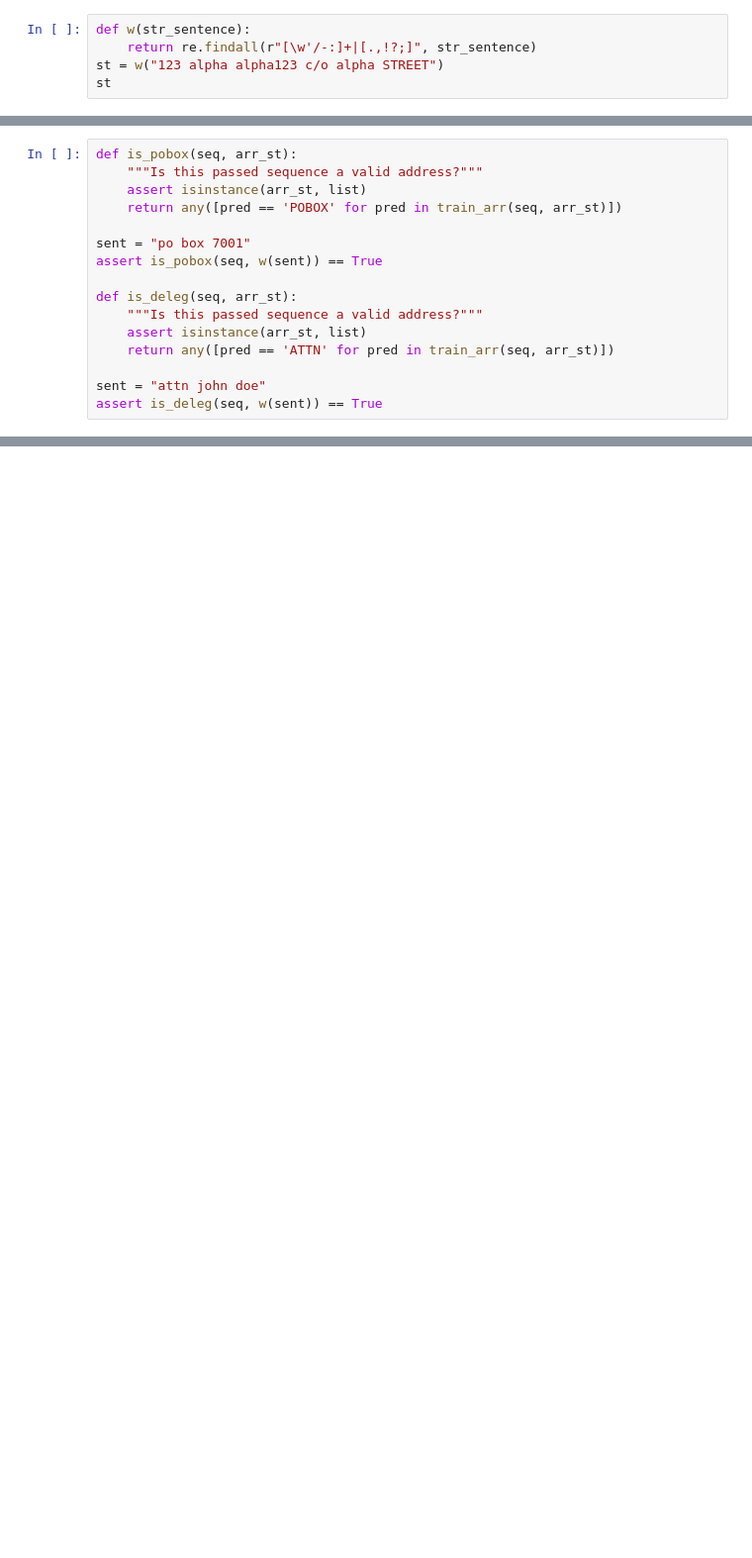
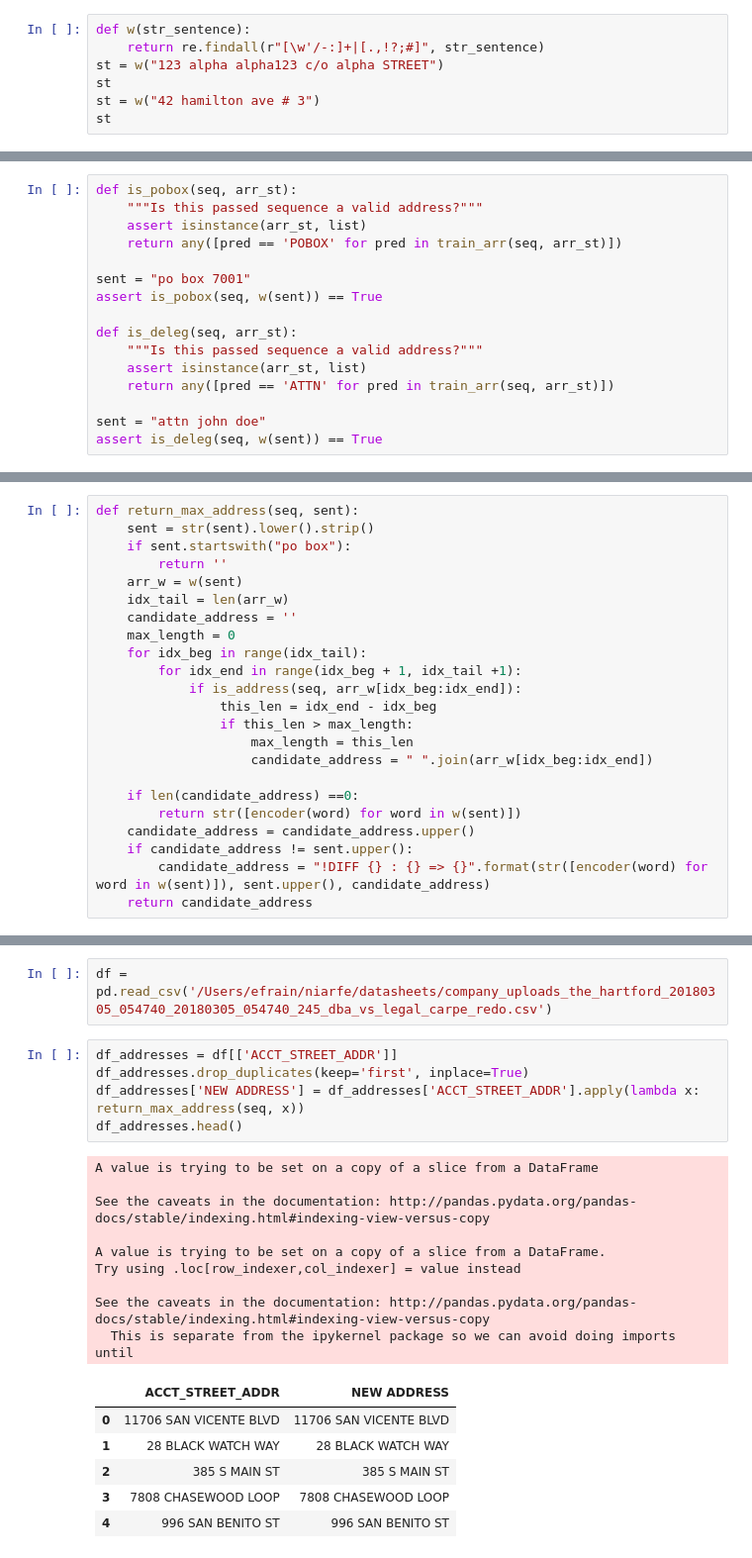
Before and after one commit to Niarfe/sandbox, a Jupyter notebook: encode_words_for_context_matching.ipynb, the cells around one changed output, grey strips where cells are left out. Shown at 99% size. Drawn from its saved outputs; the diff is of its cells as text; blank space fills up the shorter version.

```diff
--- a/encode_words_for_context_matching.ipynb
+++ b/encode_words_for_context_matching.ipynb
@@ -6,7 +6,9 @@ from sequemem import seqds
 ## basic string breaker "word word2" -> ['word', 'word2']
 # %%
 def w(str_sentence):
-    return re.findall(r"[\w'/-:]+|[.,!?;]", str_sentence)
+    return re.findall(r"[\w'/-:]+|[.,!?;#]", str_sentence)
 st = w("123 alpha alpha123 c/o alpha STREET")
 st
+st = w("42 hamilton ave # 3")
+st
 # %% [output]
@@ -286,0 +252,23 @@ Processing:  c/o forever 21 111 south broadway
+# %%
+def return_max_address(seq, sent):
+    sent = str(sent).lower().strip()
+    if sent.startswith("po box"):
+        return ''
+    arr_w = w(sent)
+    idx_tail = len(arr_w)
+    candidate_address = ''
+    max_length = 0
+    for idx_beg in range(idx_tail):
+        for idx_end in range(idx_beg + 1, idx_tail +1):
+            if is_address(seq, arr_w[idx_beg:idx_end]):
+                this_len = idx_end - idx_beg
+                if this_len > max_length:
+                    max_length = this_len
+                    candidate_address = " ".join(arr_w[idx_beg:idx_end])
+
+    if len(candidate_address) ==0:
+        return str([encoder(word) for word in w(sent)])
+    candidate_address = candidate_address.upper()
+    if candidate_address != sent.upper():
+        candidate_address = "!DIFF {} : {} => {}".format(str([encoder(word) for word in w(sent)]), sent.upper(), candidate_address)
+    return candidate_address
@@ -286,0 +283,23 @@ Processing:  c/o forever 21 111 south broadway
+# %%
+df = pd.read_csv('/Users/efrain/niarfe/datasheets/company_uploads_the_hartford_20180305_054740_20180305_054740_245_dba_vs_legal_carpe_redo.csv')
+# %%
+df_addresses = df[['ACCT_STREET_ADDR']]
+df_addresses.drop_duplicates(keep='first', inplace=True)
+df_addresses['NEW ADDRESS'] = df_addresses['ACCT_STREET_ADDR'].apply(lambda x: return_max_address(seq, x))
+df_addresses.head()
+# %% [output]
+A value is trying to be set on a copy of a slice from a DataFrame
+
+See the caveats in the documentation: http://pandas.pydata.org/pandas-docs/stable/indexing.html#indexing-view-versus-copy
+
+A value is trying to be set on a copy of a slice from a DataFrame.
+Try using .loc[row_indexer,col_indexer] = value instead
+
+See the caveats in the documentation: http://pandas.pydata.org/pandas-docs/stable/indexing.html#indexing-view-versus-copy
+  This is separate from the ipykernel package so we can avoid doing imports until
+|  | ACCT_STREET_ADDR | NEW ADDRESS |
+| 0 | 11706 SAN VICENTE BLVD | 11706 SAN VICENTE BLVD |
+| 1 | 28 BLACK WATCH WAY | 28 BLACK WATCH WAY |
+| 2 | 385 S MAIN ST | 385 S MAIN ST |
+| 3 | 7808 CHASEWOOD LOOP | 7808 CHASEWOOD LOOP |
+| 4 | 996 SAN BENITO ST | 996 SAN BENITO ST |
```
Also changed, not shown: parts of 20 cells of this notebook.
